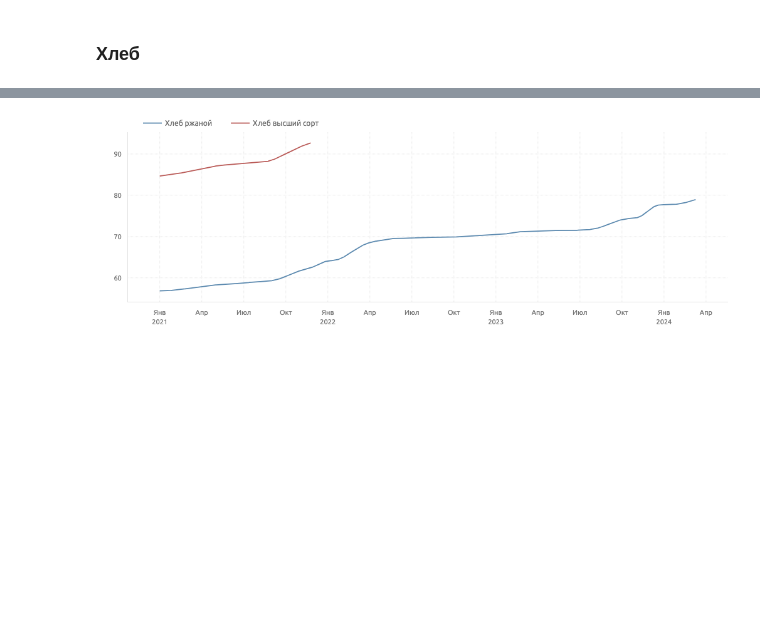
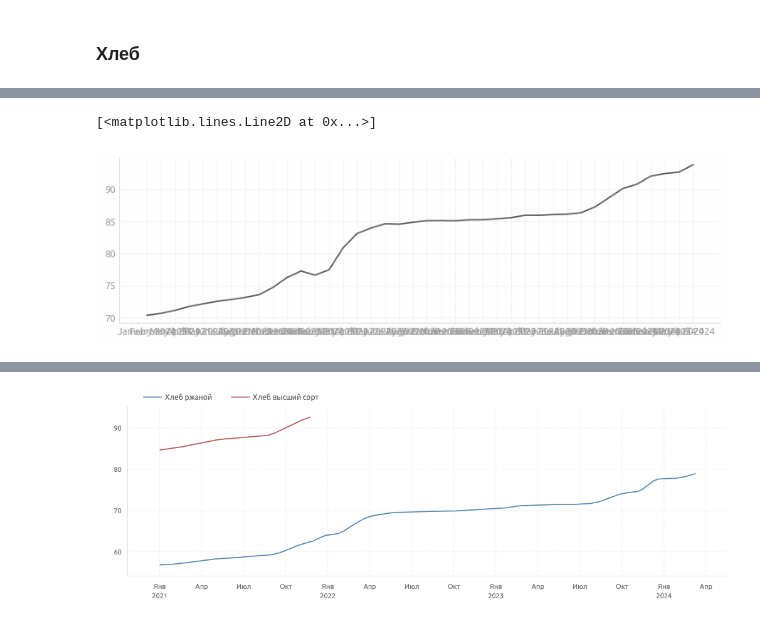
Before and after one commit to achasovsky/economy-rus-dash, a Jupyter notebook: 01-main.ipynb, the cells around one changed output, grey strips where cells are left out. Drawn from its saved outputs; the diff is of its cells as text; code cells hidden in the pictures; blank space fills up the shorter version.

```diff
--- a/01-main.ipynb
+++ b/01-main.ipynb
@@ -72,5 +72,5 @@ prices_producers_food = prices_producers_food[prices_producers_columns].copy()
 # %%
-prices_consumers_food = prices_consumers_food[prices_consumers_columns].copy()
+prices_consumers_food = prices_consumers[prices_consumers_columns].copy()
 # %% [markdown]
 ## Food Dataset
 # %%
@@ -83,0 +88,14 @@ prices_growth_food = pd.concat(
+# %%
+bread_2021 = pd.concat(
+    [prices_consumers_food['хлеб и булочные изделия из пшеничной муки 1 и 2 сортов, кг'],
+    prices_consumers_food['хлеб и булочные изделия из пшеничной муки высшего сорта, кг']],
+    axis=1
+)
+bread_2021 = bread_2021.mean(axis=1)
+# %%
+bread = pd.concat([
+    bread_2021.dropna(),
+    prices_consumers_food['хлеб и булочные изделия из пшеничной муки различных сортов, кг'].dropna()
+])
+# %%
+bread.name = 'Хлеб'
@@ -83,0 +209,5 @@ prices_growth_food = pd.concat(
+# %%
+plt.plot(bread)
+# %% [output]
+[<matplotlib.lines.Line2D at 0x...>]
+[figure, added]
```
Also changed, not shown: parts of 16 cells of this notebook, 3 other files.
